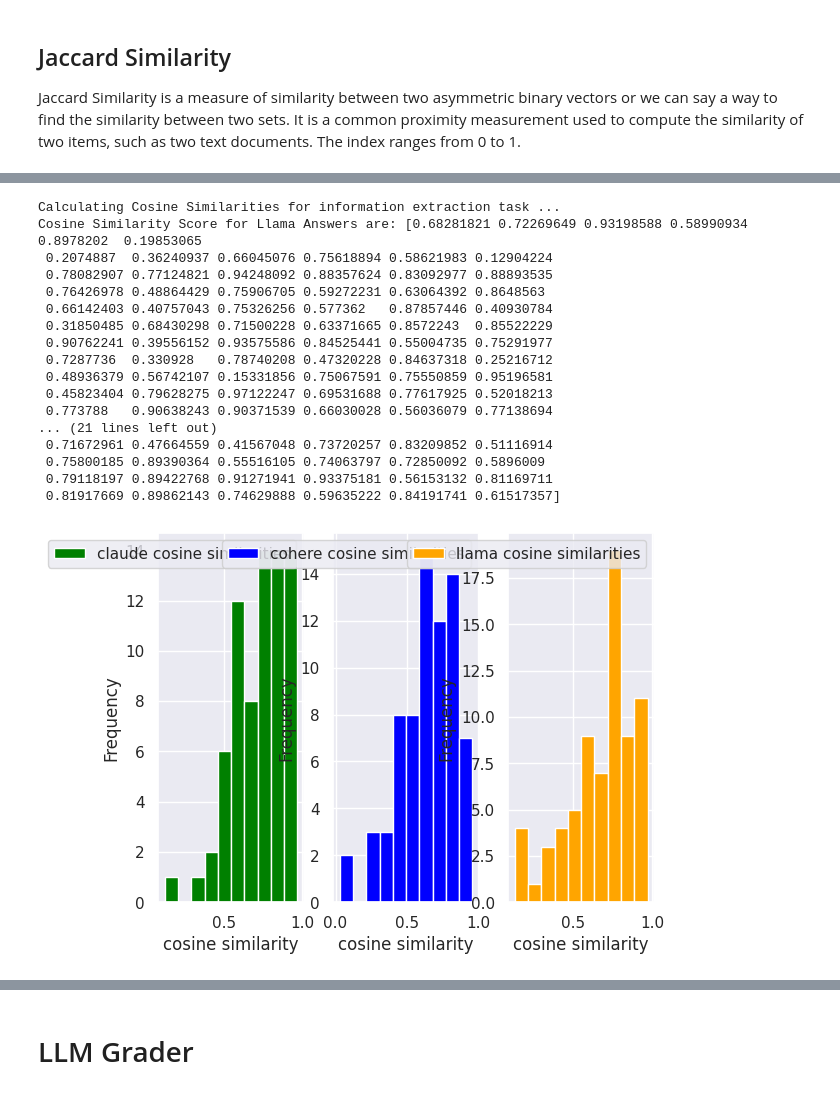
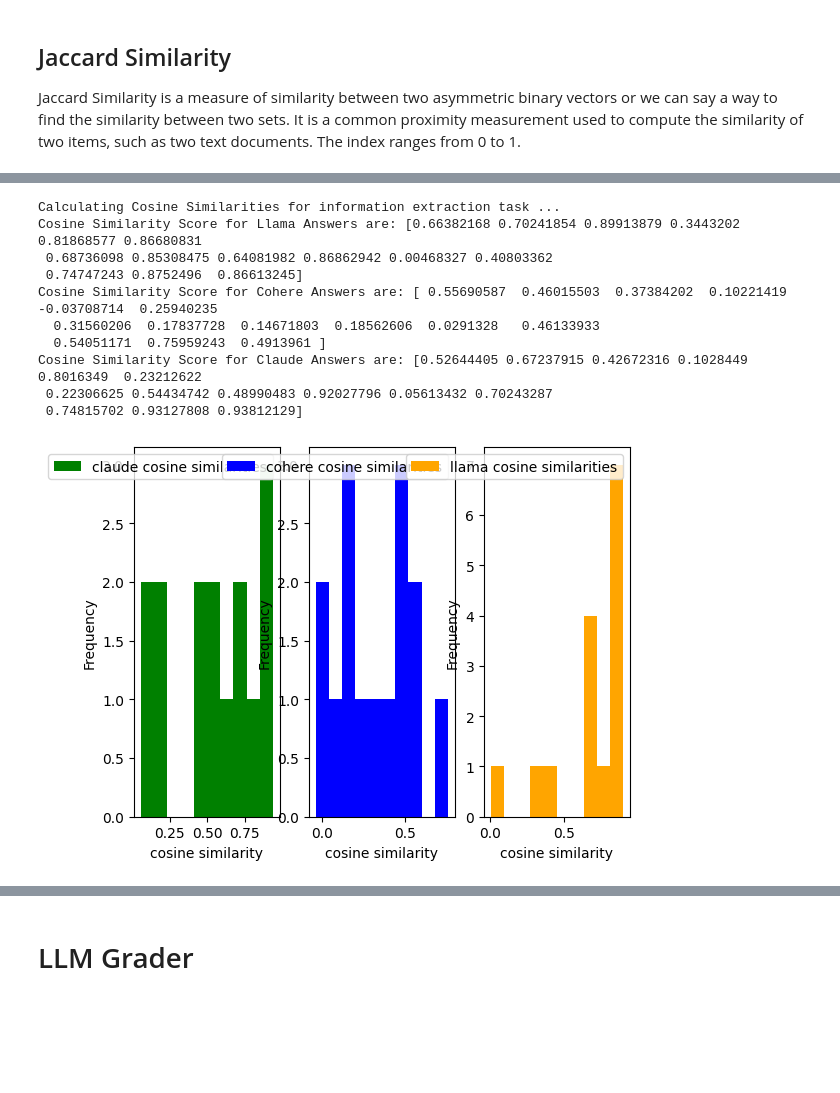
Before and after one commit to fhuthmacher/LLMevaluation, a Jupyter notebook: LLMInformationExtraction.ipynb, the cells around one changed output, grey strips where cells are left out. Saved outputs shown, nothing was run; the diff lists cells and outputs as text; code cells hidden in the pictures; blank space fills up the shorter version.

```diff
--- a/LLMInformationExtraction.ipynb
+++ b/LLMInformationExtraction.ipynb
@@ -125,10 +189,8 @@ inference_modifier = {
     "temperature": 0,
     "stop_sequences": ["\n\nHuman"],
 }
-
-llm01 = Bedrock( #create a Bedrock llm client
-    region_name=os.environ.get("BEDROCK_REGION_NAME"), #sets the region name (if not the default)
-    endpoint_url=os.environ.get("BEDROCK_ENDPOINT_URL"), #sets the endpoint URL (if necessary)
-    model_id="anthropic.claude-v2",
+LLM_01_NAME= "anthropic.claude-v2"
+llm01 = Bedrock(
+    model_id=LLM_01_NAME,
     model_kwargs=inference_modifier
 )
@@ -479,7 +452,6 @@ aos_client = OpenSearch(
 # %%
-### Create a index in Amazon Opensearch Service
+## 2e. Create in Amazon Opensearch Service vector index for langchain
 
-# langchain version
 knn_index = {
     "settings": {
         "index.knn": True,
@@ -500,14 +472,13 @@ knn_index = {
     }
 }
 
-index_name = "llmevaluation"
+index_name = "rag-system-eval"
 try:
-    aos_client.indices.delete(index=index_name)
-    print("Recreating index '" + index_name + "' on OpenSearch.")
-    aos_client.indices.create(index=index_name,body=knn_index,ignore=400)
-    aos_client.indices.get(index=index_name)
+    aospy_client.indices.delete(index=index_name)
+    aospy_client.indices.create(index=index_name,body=knn_index,ignore=400)
+    aospy_client.indices.get(index=index_name)
 except:
-    print("Index '" + index_name + "' not found. Creating index on OpenSearch.")
-    aos_client.indices.create(index=index_name,body=knn_index,ignore=400)
-    aos_client.indices.get(index=index_name)
+    print(f'Index {index_name} not found. Creating index on OpenSearch.')
+    aospy_client.indices.create(index=index_name,body=knn_index)
+    aospy_client.indices.get(index=index_name)
 # %%
@@ -795,16 +704,16 @@ for prediction in predictions:
         string_eval_predictions.append({
                 "query": prediction['query'],
                 "llm": prediction['llm'],
-                "context": 'amazon_10k_2023.pdf',
                 "output": prediction['output'],
                 "trainingoutput": prediction['trainingoutput'],
+                "context": prediction['context'],
+                "trainingcontext": prediction['trainingcontext'],
                 "evaluationmetric": "Naive Jaccard similarity between two strings",
                 "score": str(evaluation_result['value']),
                 "feedback": str(evaluation_result['score']),
             })
 
 table_name = 'llmevaluationresults'
-save_results_to_dynamodb_table(table_name,string_eval_predictions)
 print(string_eval_predictions[1])
 # %% [output]
 Grader with Jaccard Similarity Scores
@@ -936,10 +837,10 @@ def get_array_of_embeddings(phrases):
 
 
 cosine_string_eval_predictions_df = pd.DataFrame(cosine_string_eval_predictions)
-claude_output = cosine_string_eval_predictions_df[cosine_string_eval_predictions_df['llm'] == 'anthropic.claude-v2']['output']
-cohere_output = cosine_string_eval_predictions_df[cosine_string_eval_predictions_df['llm'] == 'cohere.command-text-v14']['output']
-lama_output = cosine_string_eval_predictions_df[cosine_string_eval_predictions_df['llm'] == 'jumpstart-dft-meta-textgeneration-llama-2-7b-f']['output']
-gt_output = cosine_string_eval_predictions_df[cosine_string_eval_predictions_df['llm'] == 'anthropic.claude-v2']['trainingoutput']
+claude_output = cosine_string_eval_predictions_df[cosine_string_eval_predictions_df['llm'] == LLM_01_NAME]['output']
+cohere_output = cosine_string_eval_predictions_df[cosine_string_eval_predictions_df['llm'] == LLM_02_NAME]['output']
+lama_output = cosine_string_eval_predictions_df[cosine_string_eval_predictions_df['llm'] == LLM_03_NAME]['output']
+gt_output = cosine_string_eval_predictions_df[cosine_string_eval_predictions_df['llm'] == LLM_01_NAME]['trainingoutput']
 
 lama_embeddings = get_array_of_embeddings(lama_output)
 cohere_embeddings = get_array_of_embeddings(cohere_output)
@@ -950,9 +851,10 @@ print("Calculating Cosine Similarities for information extraction task ...")
 from IPython.display import display, HTML
 import numpy as np
 from numpy.linalg import norm
-max_count = 72
-num_to_eval = 72
+import matplotlib.pyplot as plt
 
+max_count = 19
+num_to_eval = 15
 
 lama_gt_cosine_sim = np.empty(num_to_eval)
 cohere_gt_cosine_sim = np.empty(num_to_eval)
@@ -979,50 +881,43 @@ print(
     f"Cosine Similarity Score for Cohere Answers are: {cohere_gt_cosine_sim}"
 )
 print(
     f"Cosine Similarity Score for Claude Answers are: {claude_gt_cosine_sim}"
 )
 
 ig, axs = plt.subplots(1, 3)
 # plt.subplots_adjust(wspace=0.1)
 
 plt.subplot(1, 3, 1)
 plt.hist(claude_gt_cosine_sim, color="green")
 plt.legend(["claude cosine similarities"])
 plt.xlabel("cosine similarity")
 plt.ylabel("Frequency")
 
 plt.subplot(1, 3, 2)
 plt.hist(cohere_gt_cosine_sim, color="blue")
 plt.legend(["cohere cosine similarities"])
 plt.xlabel("cosine similarity")
 plt.ylabel("Frequency")
 
 
 plt.subplot(1, 3, 3)
 plt.hist(lama_gt_cosine_sim, color="orange")
 plt.legend(["llama cosine similarities"])
 plt.xlabel("cosine similarity")
 plt.ylabel("Frequency")
 plt.show()
 # %% [output]
 Calculating Cosine Similarities for information extraction task ...
-Cosine Similarity Score for Llama Answers are: [0.68281821 0.72269649 0.93198588 0.58990934 0.8978202  0.19853065
- 0.2074887  0.36240937 0.66045076 0.75618894 0.58621983 0.12904224
- 0.78082907 0.77124821 0.94248092 0.88357624 0.83092977 0.88893535
- 0.76426978 0.48864429 0.75906705 0.59272231 0.63064392 0.8648563
- 0.66142403 0.40757043 0.75326256 0.577362   0.87857446 0.40930784
- 0.31850485 0.68430298 0.71500228 0.63371665 0.8572243  0.85522229
- 0.90762241 0.39556152 0.93575586 0.84525441 0.55004735 0.75291977
- 0.7287736  0.330928   0.78740208 0.47320228 0.84637318 0.25216712
- 0.48936379 0.56742107 0.15331856 0.75067591 0.75550859 0.95196581
- 0.45823404 0.79628275 0.97122247 0.69531688 0.77617925 0.52018213
- 0.773788   0.90638243 0.90371539 0.66030028 0.56036079 0.77138694
-... (21 lines left out)
- 0.71672961 0.47664559 0.41567048 0.73720257 0.83209852 0.51116914
- 0.75800185 0.89390364 0.55516105 0.74063797 0.72850092 0.5896009
- 0.79118197 0.89422768 0.91271941 0.93375181 0.56153132 0.81169711
- 0.81917669 0.89862143 0.74629888 0.59635222 0.84191741 0.61517357]
+Cosine Similarity Score for Llama Answers are: [0.66382168 0.70241854 0.89913879 0.3443202  0.81868577 0.86680831
+ 0.68736098 0.85308475 0.64081982 0.86862942 0.00468327 0.40803362
+ 0.74747243 0.8752496  0.86613245]
+Cosine Similarity Score for Cohere Answers are: [ 0.55690587  0.46015503  0.37384202  0.10221419 -0.03708714  0.25940235
+  0.31560206  0.17837728  0.14671803  0.18562606  0.0291328   0.46133933
+  0.54051171  0.75959243  0.4913961 ]
+Cosine Similarity Score for Claude Answers are: [0.52644405 0.67237915 0.42672316 0.1028449  0.8016349  0.23212622
+ 0.22306625 0.54434742 0.48990483 0.92027796 0.05613432 0.70243287
+ 0.74815702 0.93127808 0.93812129]
-[figure, old version]
+[figure, new version]
 # %%
 print("Creating Cosine Similarity heatmap ...")
 import sympy
```
Also changed, not shown: parts of 59 cells of this notebook, 2 other files.
